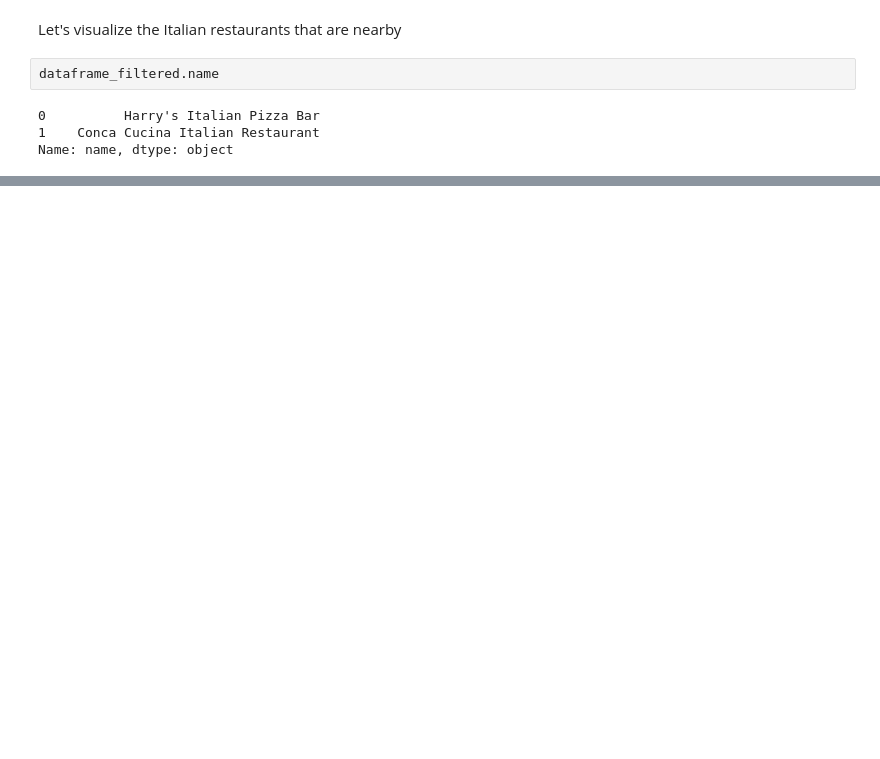
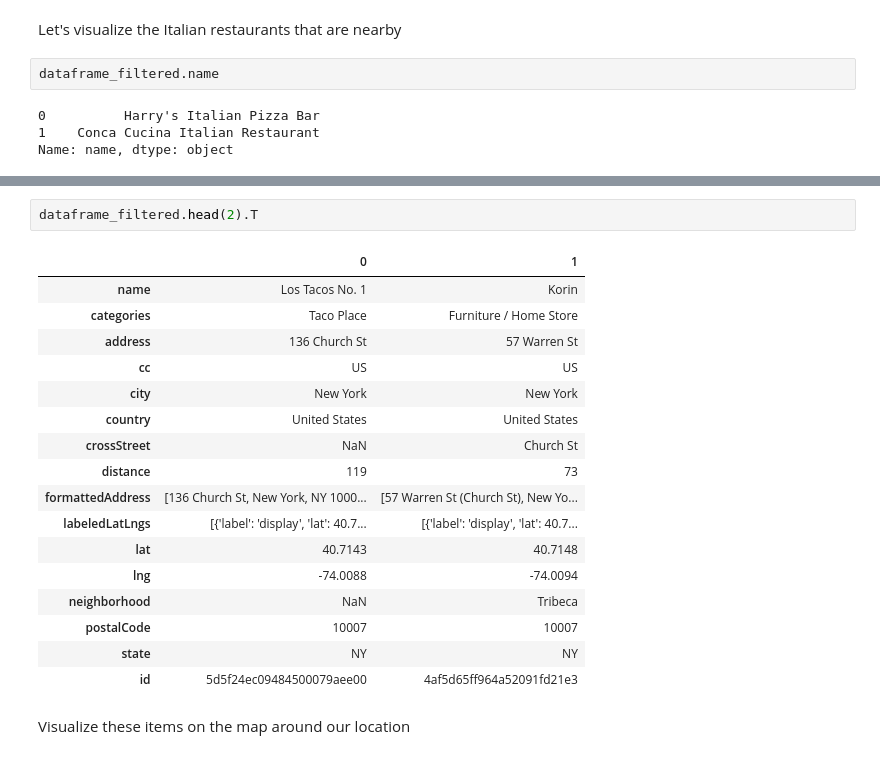
Before and after one commit to MoniAIML/Coursera_Capstone, a Jupyter notebook: Capstone-Wk2-Lab.ipynb, the cells around one changed output, grey strips where cells are left out. Saved outputs shown, nothing was run; the diff lists cells and outputs as text; blank space fills up the shorter version.

```diff
--- a/Capstone-Wk2-Lab.ipynb
+++ b/Capstone-Wk2-Lab.ipynb
@@ -240,0 +494,22 @@ venues_map
+# %%
+dataframe_filtered.head(2).T
+# %% [output]
+|  | 0 | 1 |
+| name | Los Tacos No. 1 | Korin |
+| categories | Taco Place | Furniture / Home Store |
+| address | 136 Church St | 57 Warren St |
+| cc | US | US |
+| city | New York | New York |
+| country | United States | United States |
+| crossStreet | NaN | Church St |
+| distance | 119 | 73 |
+| formattedAddress | [136 Church St, New York, NY 1000... | [57 Warren St (Church St), New Yo... |
+| labeledLatLngs | [{'label': 'display', 'lat': 40.7... | [{'label': 'display', 'lat': 40.7... |
+| lat | 40.7143 | 40.7148 |
+| lng | -74.0088 | -74.0094 |
+| neighborhood | NaN | Tribeca |
+| postalCode | 10007 | 10007 |
+| state | NY | NY |
+| id | 5d5f24ec09484500079aee00 | 4af5d65ff964a52091fd21e3 |
+# %% [markdown]
+Visualize these items on the map around our location
```
Also changed, not shown: parts of 59 cells of this notebook.
